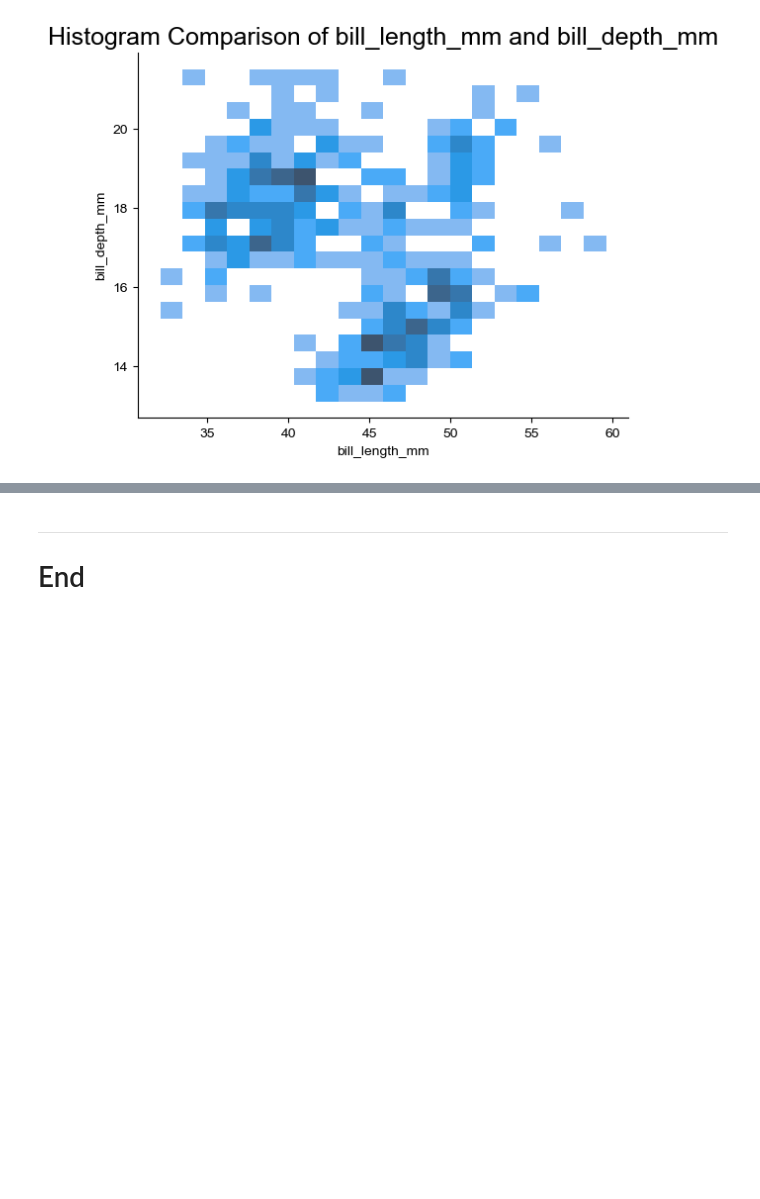
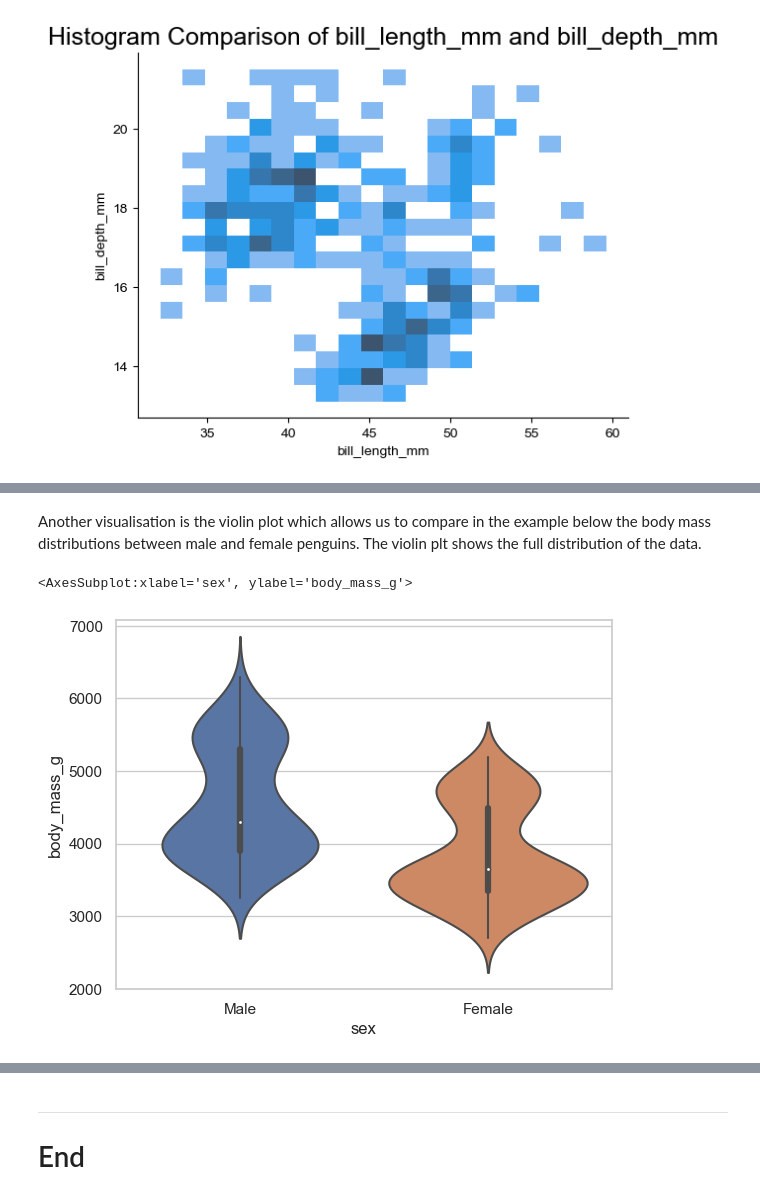
Before and after one commit to SaydsC/PrinciplesofDataAnalytics, a Jupyter notebook: penguins.ipynb, the cells around one changed output, grey strips where cells are left out. Drawn from its saved outputs; the diff is of its cells as text; code cells hidden in the pictures; blank space fills up the shorter version.

```diff
--- a/penguins.ipynb
+++ b/penguins.ipynb
@@ -366,3 +390,10 @@ plt.show()
+# %% [markdown]
+Another visualisation is the violin plot which allows us to compare in the example below the body mass distributions between male and female penguins. The violin plt shows the full distribution of the data.
+# %%
+sns.violinplot(x='sex', y='body_mass_g', data=penguins)
+# %% [output]
+<AxesSubplot:xlabel='sex', ylabel='body_mass_g'>
+[figure, added]
 # %% [markdown]
 #### __References__
 *****
```
Also changed, not shown: parts of 14 cells of this notebook.
